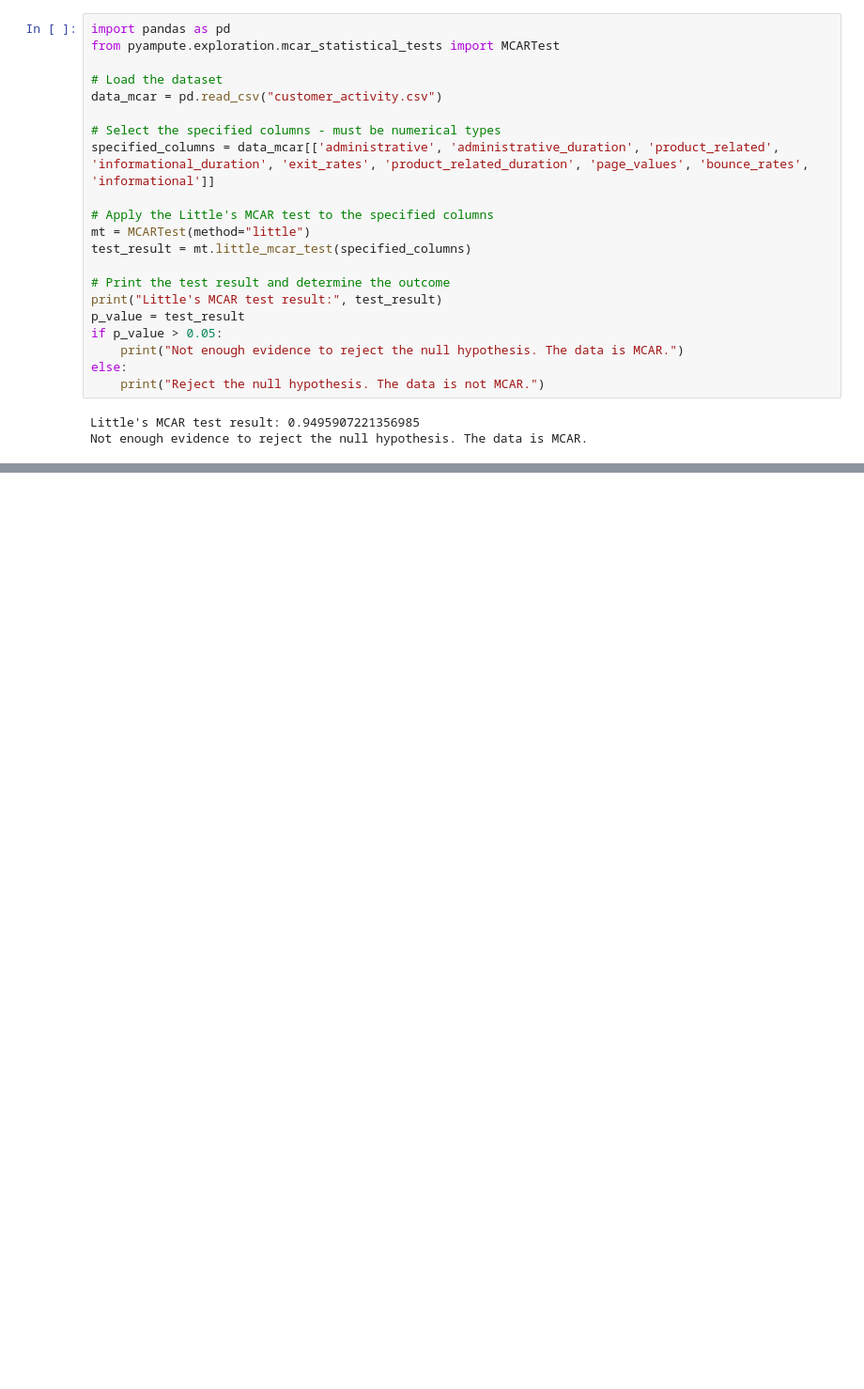
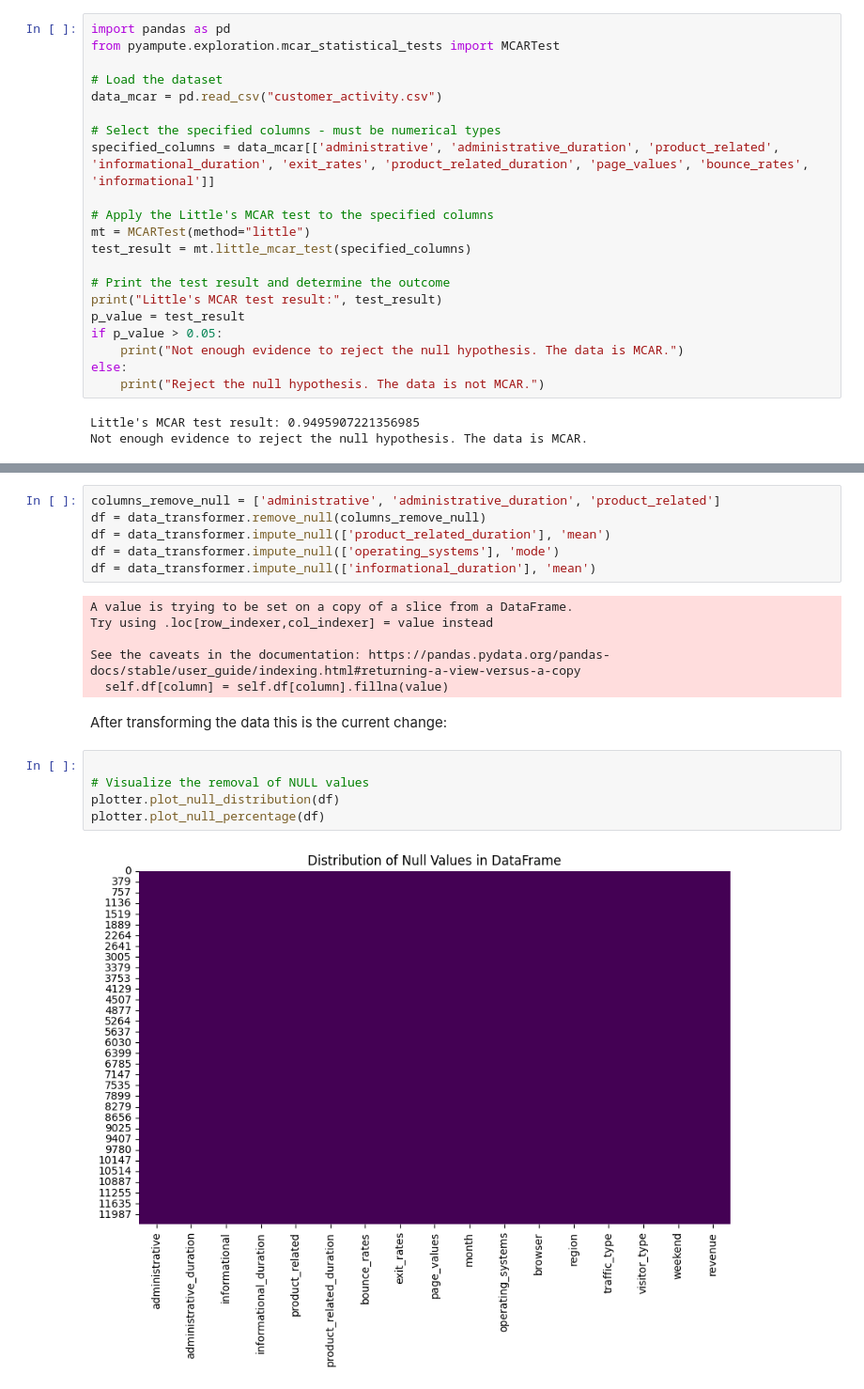
Before and after one commit to MohamedYislam/Exploratory-Data-Analysis---Online-Shopping-In-Retail, a Jupyter notebook: EDA.ipynb, the cells around one changed output, grey strips where cells are left out. Shown at 94% size. Drawn from its saved outputs; the diff is of its cells as text; blank space fills up the shorter version.

```diff
--- a/EDA.ipynb
+++ b/EDA.ipynb
@@ -257,0 +262,21 @@ columns_remove_null = []
+# %%
+columns_remove_null = ['administrative', 'administrative_duration', 'product_related']
+df = data_transformer.remove_null(columns_remove_null)
+df = data_transformer.impute_null(['product_related_duration'], 'mean')
+df = data_transformer.impute_null(['operating_systems'], 'mode')
+df = data_transformer.impute_null(['informational_duration'], 'mean')
+# %% [output]
+A value is trying to be set on a copy of a slice from a DataFrame.
+Try using .loc[row_indexer,col_indexer] = value instead
+
+See the caveats in the documentation: https://pandas.pydata.org/pandas-docs/stable/user_guide/indexing.html#returning-a-view-versus-a-copy
+  self.df[column] = self.df[column].fillna(value)
+# %% [markdown]
+After transforming the data this is the current change:
+# %%
+
+# Visualize the removal of NULL values
+plotter.plot_null_distribution(df)
+plotter.plot_null_percentage(df)
+# %% [output]
+[figure, added]
```
Also changed, not shown: parts of 10 cells of this notebook, 1 other file.
